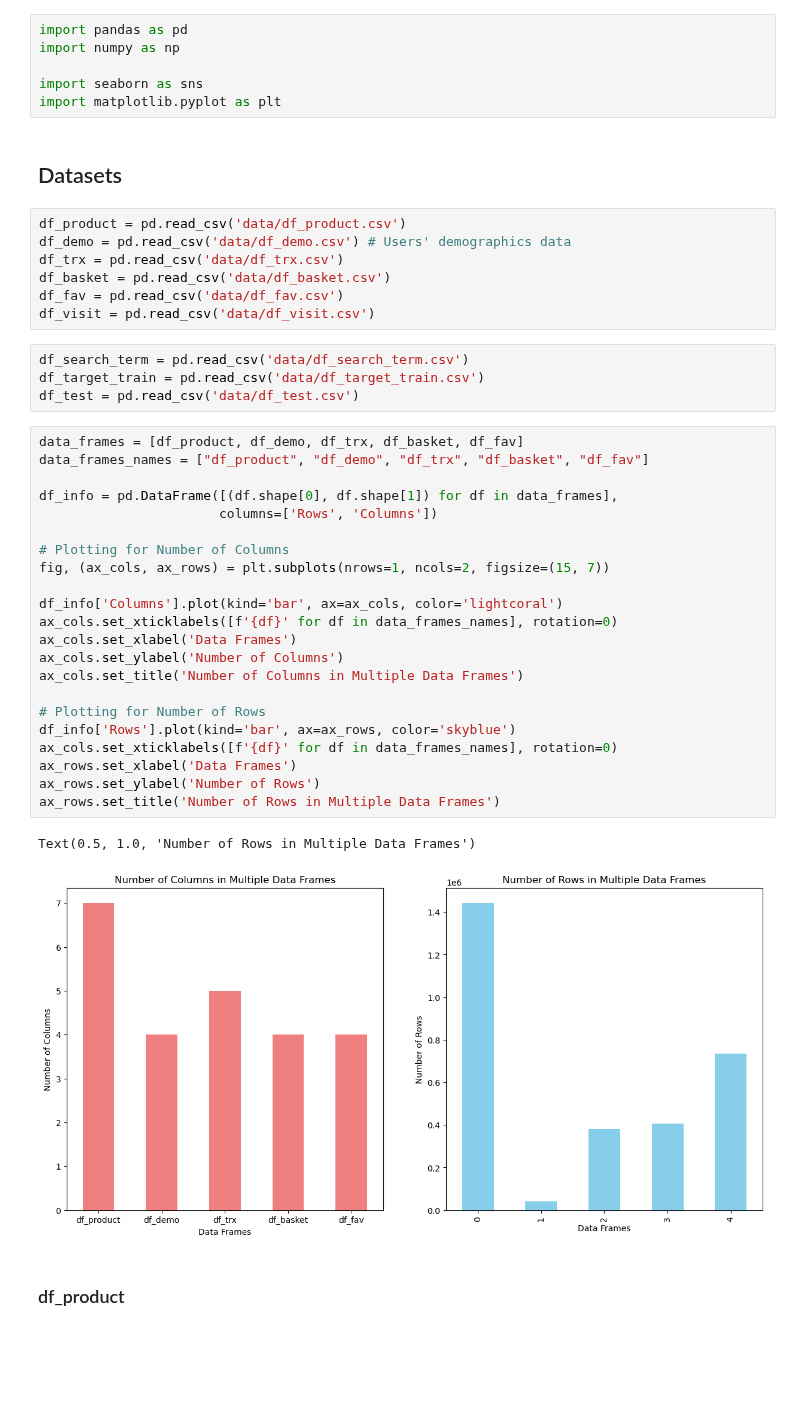
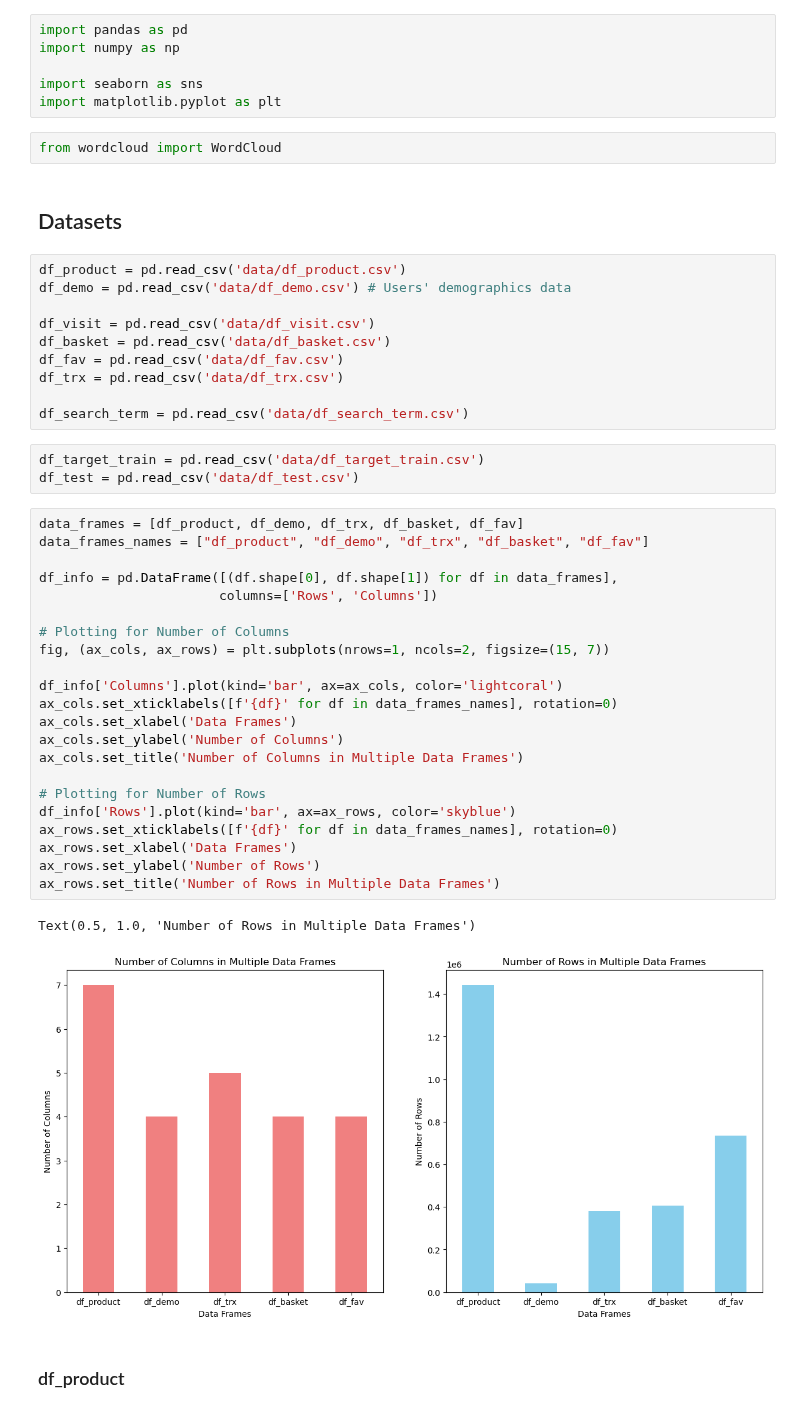
Before and after one commit to stopdemir/ecommerce-data-analysis, a Jupyter notebook: trendyol_stopdemir.ipynb, the cells around one changed output. Drawn from its saved outputs; the diff is of its cells as text; blank space fills up the shorter version.

```diff
--- a/trendyol_stopdemir.ipynb
+++ b/trendyol_stopdemir.ipynb
@@ -10,44 +10,48 @@ import numpy as np
 
 import seaborn as sns
 import matplotlib.pyplot as plt
+# %%
+from wordcloud import WordCloud
 # %% [markdown]
 ## Datasets
 # %%
 df_product = pd.read_csv('data/df_product.csv')
 df_demo = pd.read_csv('data/df_demo.csv') # Users' demographics data
-df_trx = pd.read_csv('data/df_trx.csv')
+
+df_visit = pd.read_csv('data/df_visit.csv')
 df_basket = pd.read_csv('data/df_basket.csv')
 df_fav = pd.read_csv('data/df_fav.csv')
-df_visit = pd.read_csv('data/df_visit.csv')
+df_trx = pd.read_csv('data/df_trx.csv')
+
+df_search_term = pd.read_csv('data/df_search_term.csv')
 # %%
-df_search_term = pd.read_csv('data/df_search_term.csv')
 df_target_train = pd.read_csv('data/df_target_train.csv')
 df_test = pd.read_csv('data/df_test.csv')
 # %%
 data_frames = [df_product, df_demo, df_trx, df_basket, df_fav]
 data_frames_names = ["df_product", "df_demo", "df_trx", "df_basket", "df_fav"]
 
 df_info = pd.DataFrame([(df.shape[0], df.shape[1]) for df in data_frames],
                        columns=['Rows', 'Columns'])
 
 # Plotting for Number of Columns
 fig, (ax_cols, ax_rows) = plt.subplots(nrows=1, ncols=2, figsize=(15, 7))
 
 df_info['Columns'].plot(kind='bar', ax=ax_cols, color='lightcoral')
 ax_cols.set_xticklabels([f'{df}' for df in data_frames_names], rotation=0)
 ax_cols.set_xlabel('Data Frames')
 ax_cols.set_ylabel('Number of Columns')
 ax_cols.set_title('Number of Columns in Multiple Data Frames')
 
 # Plotting for Number of Rows
 df_info['Rows'].plot(kind='bar', ax=ax_rows, color='skyblue')
-ax_cols.set_xticklabels([f'{df}' for df in data_frames_names], rotation=0)
+ax_rows.set_xticklabels([f'{df}' for df in data_frames_names], rotation=0)
 ax_rows.set_xlabel('Data Frames')
 ax_rows.set_ylabel('Number of Rows')
 ax_rows.set_title('Number of Rows in Multiple Data Frames')
 # %% [output]
 Text(0.5, 1.0, 'Number of Rows in Multiple Data Frames')
-[figure, old version]
+[figure, new version]
 # %% [markdown]
 ### df_product
 # %% [markdown]
```
Also changed, not shown: parts of 16 cells of this notebook.
